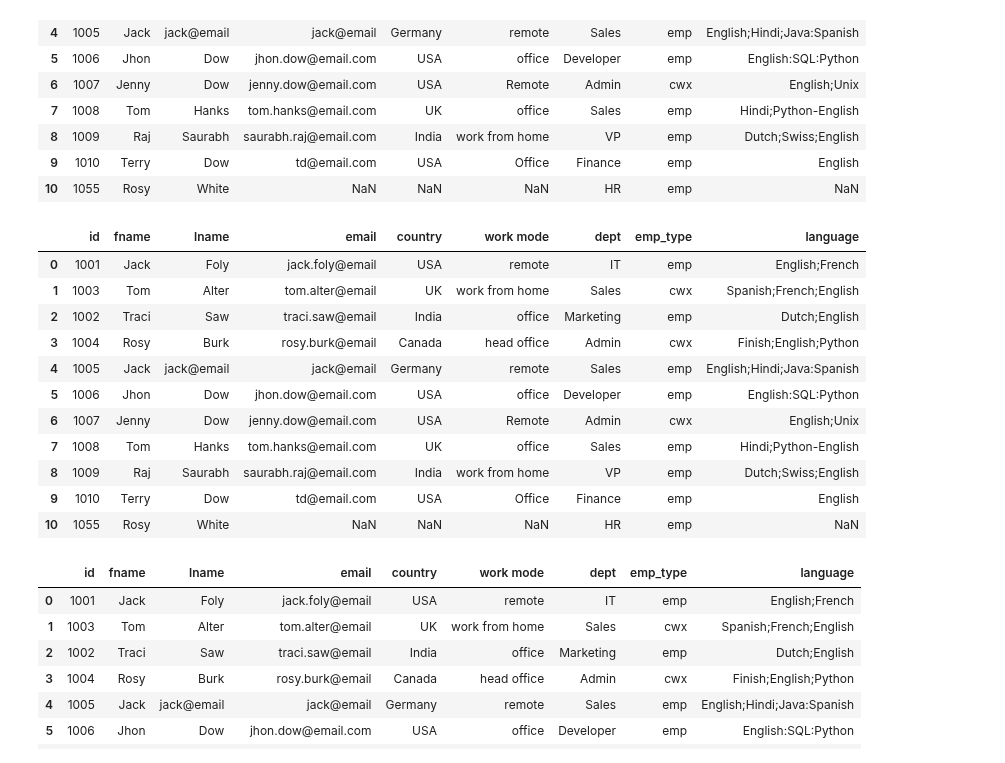
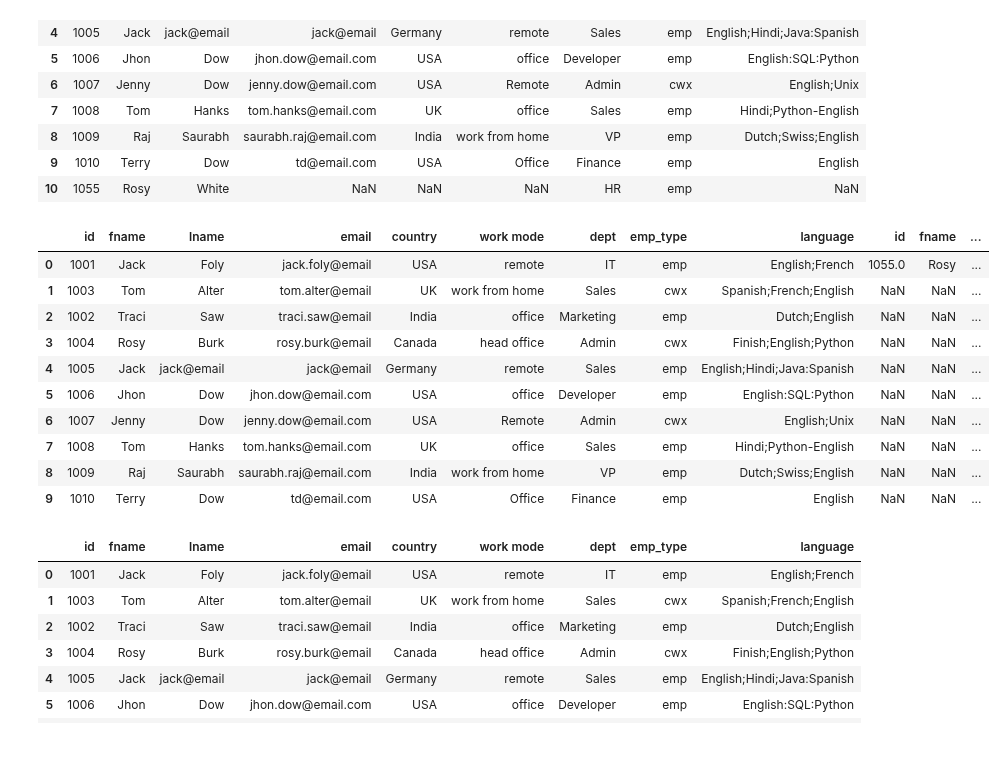
Before and after one commit to sauami8/python, a Jupyter notebook: data/practice.ipynb, the cells around one changed output. Cells and saved outputs as stored; diff of their text form; code cells hidden in the pictures.

```diff
--- a/data/practice.ipynb
+++ b/data/practice.ipynb
@@ -142,20 +161,19 @@ p = {'id':[1055], 'fname':['Rosy'],'lname':['White'],'dept':['HR'],'emp_type':['
 # %%
 pp = pd.DataFrame(p)
 # %%
-pd.concat([df_people,pp], ignore_index=True)
+pd.concat([df_people,pp], ignore_index=False, axis=1)
 # %% [output]
-|  | id | fname | lname | email | country | work mode | dept | emp_type | language |
-| 0 | 1001 | Jack | Foly | jack.foly@email | USA | remote | IT | emp | English;French |
-| 1 | 1003 | Tom | Alter | tom.alter@email | UK | work from home | Sales | cwx | Spanish;French;English |
-| 2 | 1002 | Traci | Saw | traci.saw@email | India | office | Marketing | emp | Dutch;English |
-| 3 | 1004 | Rosy | Burk | rosy.burk@email | Canada | head office | Admin | cwx | Finish;English;Python |
-| 4 | 1005 | Jack | jack@email | jack@email | Germany | remote | Sales | emp | English;Hindi;Java:Spanish |
-| 5 | 1006 | Jhon | Dow | jhon.dow@email.com | USA | office | Developer | emp | English:SQL:Python |
-| 6 | 1007 | Jenny | Dow | jenny.dow@email.com | USA | Remote | Admin | cwx | English;Unix |
-| 7 | 1008 | Tom | Hanks | tom.hanks@email.com | UK | office | Sales | emp | Hindi;Python-English |
-| 8 | 1009 | Raj | Saurabh | saurabh.raj@email.com | India | work from home | VP | emp | Dutch;Swiss;English |
-| 9 | 1010 | Terry | Dow | td@email.com | USA | Office | Finance | emp | English |
-| 10 | 1055 | Rosy | White | NaN | NaN | NaN | HR | emp | NaN |
+|  | id | fname | lname | email | country | work mode | dept | emp_type | language | id | fname | ... |
+| 0 | 1001 | Jack | Foly | jack.foly@email | USA | remote | IT | emp | English;French | 1055.0 | Rosy | ... |
+| 1 | 1003 | Tom | Alter | tom.alter@email | UK | work from home | Sales | cwx | Spanish;French;English | NaN | NaN | ... |
+| 2 | 1002 | Traci | Saw | traci.saw@email | India | office | Marketing | emp | Dutch;English | NaN | NaN | ... |
+| 3 | 1004 | Rosy | Burk | rosy.burk@email | Canada | head office | Admin | cwx | Finish;English;Python | NaN | NaN | ... |
+| 4 | 1005 | Jack | jack@email | jack@email | Germany | remote | Sales | emp | English;Hindi;Java:Spanish | NaN | NaN | ... |
+| 5 | 1006 | Jhon | Dow | jhon.dow@email.com | USA | office | Developer | emp | English:SQL:Python | NaN | NaN | ... |
+| 6 | 1007 | Jenny | Dow | jenny.dow@email.com | USA | Remote | Admin | cwx | English;Unix | NaN | NaN | ... |
+| 7 | 1008 | Tom | Hanks | tom.hanks@email.com | UK | office | Sales | emp | Hindi;Python-English | NaN | NaN | ... |
+| 8 | 1009 | Raj | Saurabh | saurabh.raj@email.com | India | work from home | VP | emp | Dutch;Swiss;English | NaN | NaN | ... |
+| 9 | 1010 | Terry | Dow | td@email.com | USA | Office | Finance | emp | English | NaN | NaN | ... |
 # %%
 df_people
 # %% [output]
```
Also changed, not shown: parts of 13 cells of this notebook, 21 other files.
